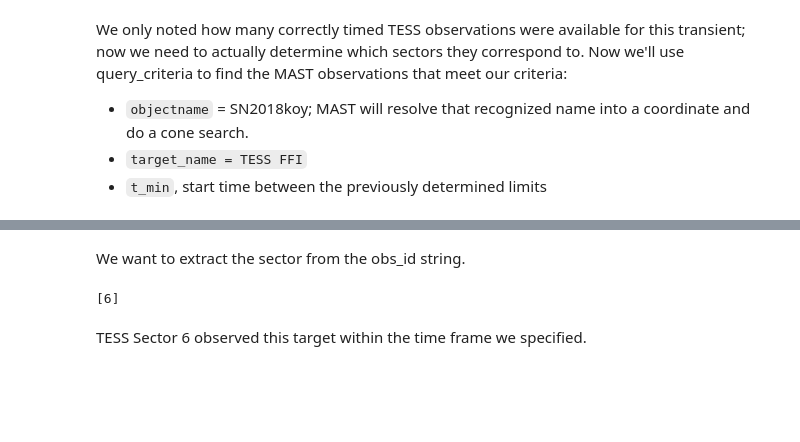
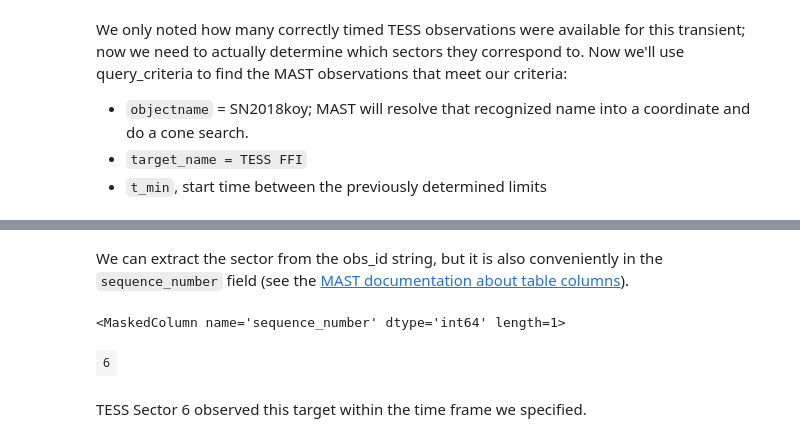
Before and after one commit to spacetelescope/project-tikebook, a Jupyter notebook: transients_nearby_galaxies/transients_nearby_galaxies.ipynb, the cells around one changed output, grey strips where cells are left out. Cells and saved outputs as stored; diff of their text form; code cells hidden in the pictures; blank space fills up the shorter version.

Commit message:
start exercise solutions, fix bug in determining start and end times for searching

```diff
--- a/transients_nearby_galaxies/transients_nearby_galaxies.ipynb
+++ b/transients_nearby_galaxies/transients_nearby_galaxies.ipynb
@@ -170,6 +181,6 @@ tab['peakTime']=Time(tab['peakt']+2458000,format='jd')
 We are interested in observations that start at no more than 26 days before the start of the first half peak. Or, observations could start as late as the time of the second half-peak. The start and end times of the FFI's are floats in Modified Julian Day, so we will design these columns to match those from the FFI's. We will simply use the values of lower lower limits, so we'll have to strip the ``>`` character from the ``rise`` and ``fade`` strings.
 # %%
 # Create columns for the min and max mjd, as floats.
-tab['minStart']=tab['peakTime'].mjd-[float(row['rise'].strip('>')[-1]) for row in tab]-26
-tab['maxStart']=tab['peakTime'].mjd+[float(row['fade'].strip('>')[-1]) for row in tab]
+tab['minStart']=tab['peakTime'].mjd-[float(row['rise'].strip('>')) for row in tab]-26
+tab['maxStart']=tab['peakTime'].mjd+[float(row['fade'].strip('>')) for row in tab]
 # %% [markdown]
@@ -182,6 +193,7 @@ Confirm that our MJD minStart and maxStart times are correct for SN2023koy.
 # %% [markdown]
 Below, we have a for loop that will examine each transient event one at a time. We'll record which FFI's contain the coordinate, as well as which ones are at the right timing. In other words,``arr1`` and ``arr2`` are arrays of the same length as the ``FFIs`` table. The code cell below will take about 20 seconds to run.
 # %%
+ntab=len(tab)
 for i,row in enumerate(tab):
     # Calculate the separation between each FFI's central SkyCoord and this transient's SkyCoord.
     # Create a boolean array with element "true" if the separation is less than 6 degrees.
@@ -194,6 +206,6 @@ for i,row in enumerate(tab):
     # Record the total number of TESS FFI's that contain the transient coordinate AND are at the right time.
     tab['nTESStimed'][i]=np.sum((arr1) & (arr2))
     # Print an update every 1000 transients so we know the code is progressing.
-    if np.mod(i,1000)==0:
-        print(i,'/',len(tab))
+    if np.mod(i,1000)==0 or i==ntab-1:
+        print(i,'/',ntab-1)
 # %% [output]
@@ -237,21 +252,24 @@ We only noted how many correctly timed TESS observations were available for this
 - ``target_name = TESS FFI``
 - ``t_min``, start time between the previously determined limits
 # %%
+minStart = row['minStart'][0]
+maxStart = row['maxStart'][0]
 obs_table=Observations.query_criteria(objectname=name,radius=0,project='TESS',target_name='TESS FFI',
-                               t_min=[row['minStart'][0],row['maxStart'][0]])
+                               t_min=[minStart,maxStart])
 obs_table
 # %% [output]
 Table masked=True length=1
 | intentType | obs_collection | provenance_name | instrument_name | project | filters | wavelength_region | target_name | ... |
 | str7 | str4 | str4 | str10 | str4 | str4 | str7 | str8 | ... |
 | science | TESS | SPOC | Photometer | TESS | TESS | Optical | TESS FFI | ... |
-# %% [markdown]
-We want to extract the sector from the obs_id string.
-# %%
-sectors=[int(x.split('-')[1].split('s')[1]) for x in obs_table['obs_id']]
-sectors
-# %% [output]
-[6]
+# %% [markdown]
+We can extract the sector from the obs_id string, but it is also conveniently in the ``sequence_number`` field (see the [MAST documentation about table columns](https://mast.stsci.edu/api/v0/_c_a_o_mfields.html)).
+# %%
+sectors=obs_table['sequence_number']
+sectors
+# %% [output]
+<MaskedColumn name='sequence_number' dtype='int64' length=1>
+| 6 |
 # %% [markdown]
 TESS Sector 6 observed this target within the time frame we specified.
 # %% [markdown]
```
Also changed, not shown: parts of 13 cells of this notebook, 1 other file.
